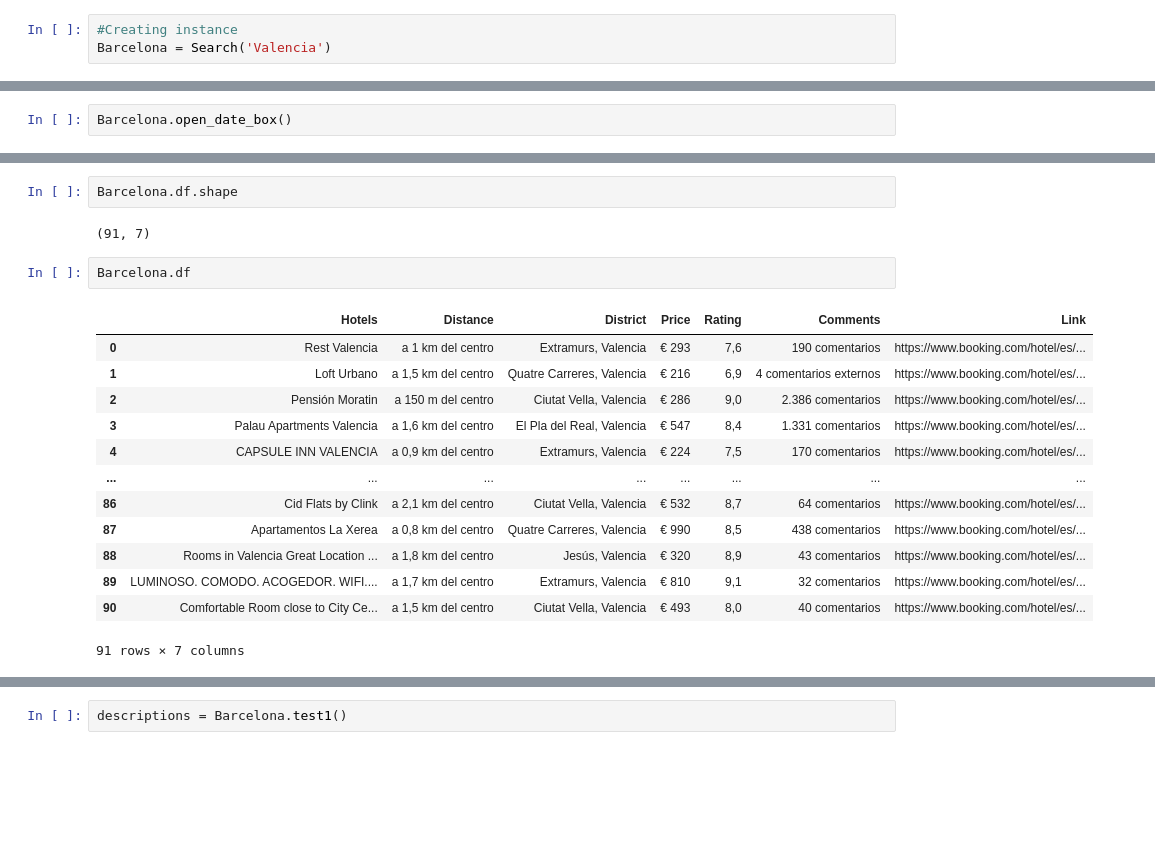
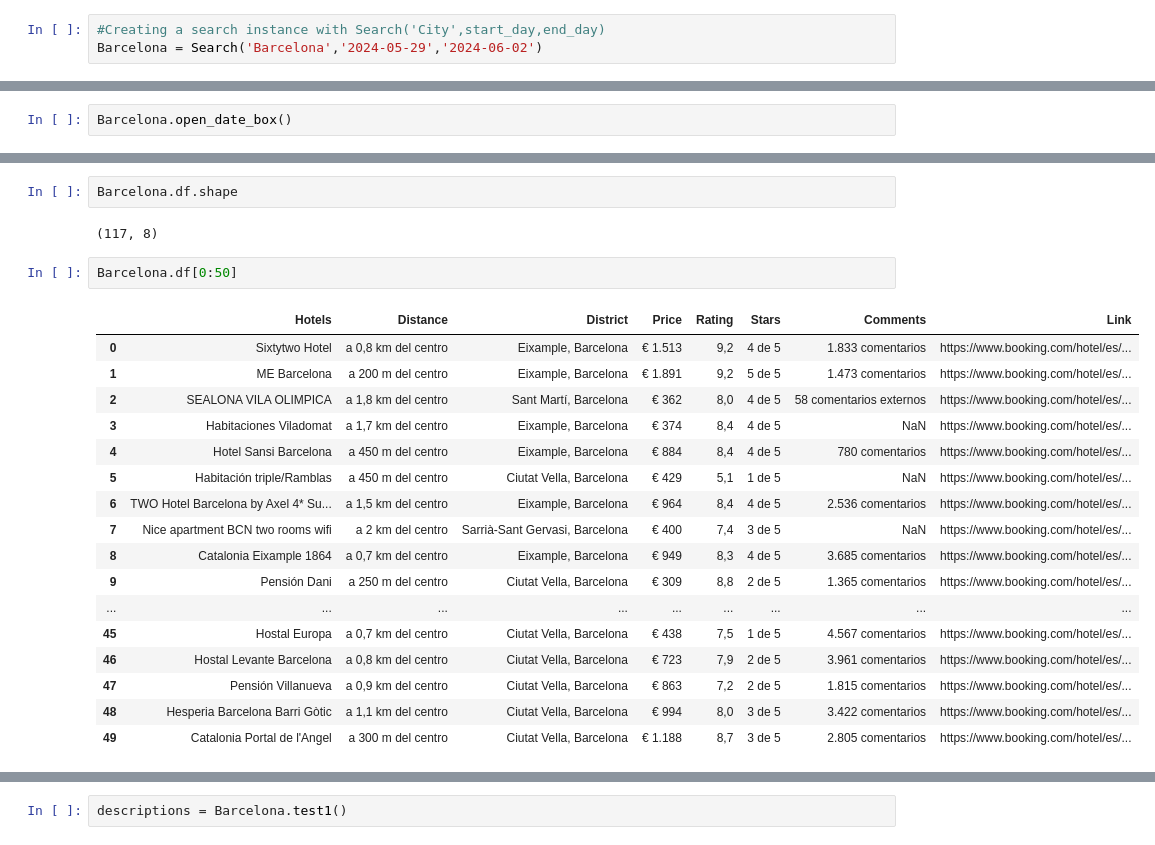
Before and after one commit to mgallon235/Bookings, a Jupyter notebook: mikel_folder/mikel_draft.ipynb, the cells around one changed output, grey strips where cells are left out. Drawn from its saved outputs; the diff is of its cells as text; blank space fills up the shorter version.

```diff
--- a/mikel_folder/mikel_draft.ipynb
+++ b/mikel_folder/mikel_draft.ipynb
@@ -20,8 +20,8 @@ from selenium.webdriver.common.by import By
 from selenium.webdriver.support.ui import WebDriverWait
 from selenium.webdriver.support import expected_conditions as EC
 # %%
-#Creating instance
-Barcelona = Search('Valencia')
+#Creating a search instance with Search('City',start_day,end_day)
+Barcelona = Search('Barcelona','2024-05-29','2024-06-02')
 # %%
 #Inputing city
 Barcelona.input_city()
@@ -98,20 +54,24 @@ Barcelona.scrape_results_2(5,', valencia')
 # %%
 Barcelona.df.shape
 # %% [output]
-(91, 7)
+(117, 8)
 # %%
-Barcelona.df
+Barcelona.df[0:50]
 # %% [output]
-|  | Hotels | Distance | District | Price | Rating | Comments | Link |
-| 0 | Rest Valencia | a 1 km del centro | Extramurs, Valencia | € 293 | 7,6 | 190 comentarios | https://www.booking.com/hotel/es/... |
-| 1 | Loft Urbano | a 1,5 km del centro | Quatre Carreres, Valencia | € 216 | 6,9 | 4 comentarios externos | https://www.booking.com/hotel/es/... |
-| 2 | Pensión Moratin | a 150 m del centro | Ciutat Vella, Valencia | € 286 | 9,0 | 2.386 comentarios | https://www.booking.com/hotel/es/... |
-| 3 | Palau Apartments Valencia | a 1,6 km del centro | El Pla del Real, Valencia | € 547 | 8,4 | 1.331 comentarios | https://www.booking.com/hotel/es/... |
-| 4 | CAPSULE INN VALENCIA | a 0,9 km del centro | Extramurs, Valencia | € 224 | 7,5 | 170 comentarios | https://www.booking.com/hotel/es/... |
-| ... | ... | ... | ... | ... | ... | ... | ... |
-| 86 | Cid Flats by Clink | a 2,1 km del centro | Ciutat Vella, Valencia | € 532 | 8,7 | 64 comentarios | https://www.booking.com/hotel/es/... |
-| 87 | Apartamentos La Xerea | a 0,8 km del centro | Quatre Carreres, Valencia | € 990 | 8,5 | 438 comentarios | https://www.booking.com/hotel/es/... |
-| 88 | Rooms in Valencia Great Location ... | a 1,8 km del centro | Jesús, Valencia | € 320 | 8,9 | 43 comentarios | https://www.booking.com/hotel/es/... |
-| 89 | LUMINOSO. COMODO. ACOGEDOR. WIFI.... | a 1,7 km del centro | Extramurs, Valencia | € 810 | 9,1 | 32 comentarios | https://www.booking.com/hotel/es/... |
-| 90 | Comfortable Room close to City Ce... | a 1,5 km del centro | Ciutat Vella, Valencia | € 493 | 8,0 | 40 comentarios | https://www.booking.com/hotel/es/... |
+|  | Hotels | Distance | District | Price | Rating | Stars | Comments | Link |
+| 0 | Sixtytwo Hotel | a 0,8 km del centro | Eixample, Barcelona | € 1.513 | 9,2 | 4 de 5 | 1.833 comentarios | https://www.booking.com/hotel/es/... |
+| 1 | ME Barcelona | a 200 m del centro | Eixample, Barcelona | € 1.891 | 9,2 | 5 de 5 | 1.473 comentarios | https://www.booking.com/hotel/es/... |
+| 2 | SEALONA VILA OLIMPICA | a 1,8 km del centro | Sant Martí, Barcelona | € 362 | 8,0 | 4 de 5 | 58 comentarios externos | https://www.booking.com/hotel/es/... |
+| 3 | Habitaciones Viladomat | a 1,7 km del centro | Eixample, Barcelona | € 374 | 8,4 | 4 de 5 | NaN | https://www.booking.com/hotel/es/... |
+| 4 | Hotel Sansi Barcelona | a 450 m del centro | Eixample, Barcelona | € 884 | 8,4 | 4 de 5 | 780 comentarios | https://www.booking.com/hotel/es/... |
+| 5 | Habitación triple/Ramblas | a 450 m del centro | Ciutat Vella, Barcelona | € 429 | 5,1 | 1 de 5 | NaN | https://www.booking.com/hotel/es/... |
+| 6 | TWO Hotel Barcelona by Axel 4* Su... | a 1,5 km del centro | Eixample, Barcelona | € 964 | 8,4 | 4 de 5 | 2.536 comentarios | https://www.booking.com/hotel/es/... |
+| 7 | Nice apartment BCN two rooms wifi | a 2 km del centro | Sarrià-Sant Gervasi, Barcelona | € 400 | 7,4 | 3 de 5 | NaN | https://www.booking.com/hotel/es/... |
+| 8 | Catalonia Eixample 1864 | a 0,7 km del centro | Eixample, Barcelona | € 949 | 8,3 | 4 de 5 | 3.685 comentarios | https://www.booking.com/hotel/es/... |
+| 9 | Pensión Dani | a 250 m del centro | Ciutat Vella, Barcelona | € 309 | 8,8 | 2 de 5 | 1.365 comentarios | https://www.booking.com/hotel/es/... |
+| ... | ... | ... | ... | ... | ... | ... | ... | ... |
+| 45 | Hostal Europa | a 0,7 km del centro | Ciutat Vella, Barcelona | € 438 | 7,5 | 1 de 5 | 4.567 comentarios | https://www.booking.com/hotel/es/... |
+| 46 | Hostal Levante Barcelona | a 0,8 km del centro | Ciutat Vella, Barcelona | € 723 | 7,9 | 2 de 5 | 3.961 comentarios | https://www.booking.com/hotel/es/... |
+| 47 | Pensión Villanueva | a 0,9 km del centro | Ciutat Vella, Barcelona | € 863 | 7,2 | 2 de 5 | 1.815 comentarios | https://www.booking.com/hotel/es/... |
+| 48 | Hesperia Barcelona Barri Gòtic | a 1,1 km del centro | Ciutat Vella, Barcelona | € 994 | 8,0 | 3 de 5 | 3.422 comentarios | https://www.booking.com/hotel/es/... |
+| 49 | Catalonia Portal de l'Angel | a 300 m del centro | Ciutat Vella, Barcelona | € 1.188 | 8,7 | 3 de 5 | 2.805 comentarios | https://www.booking.com/hotel/es/... |
-91 rows × 7 columns
```
Also changed, not shown: parts of 6 cells of this notebook, 4 other files.
